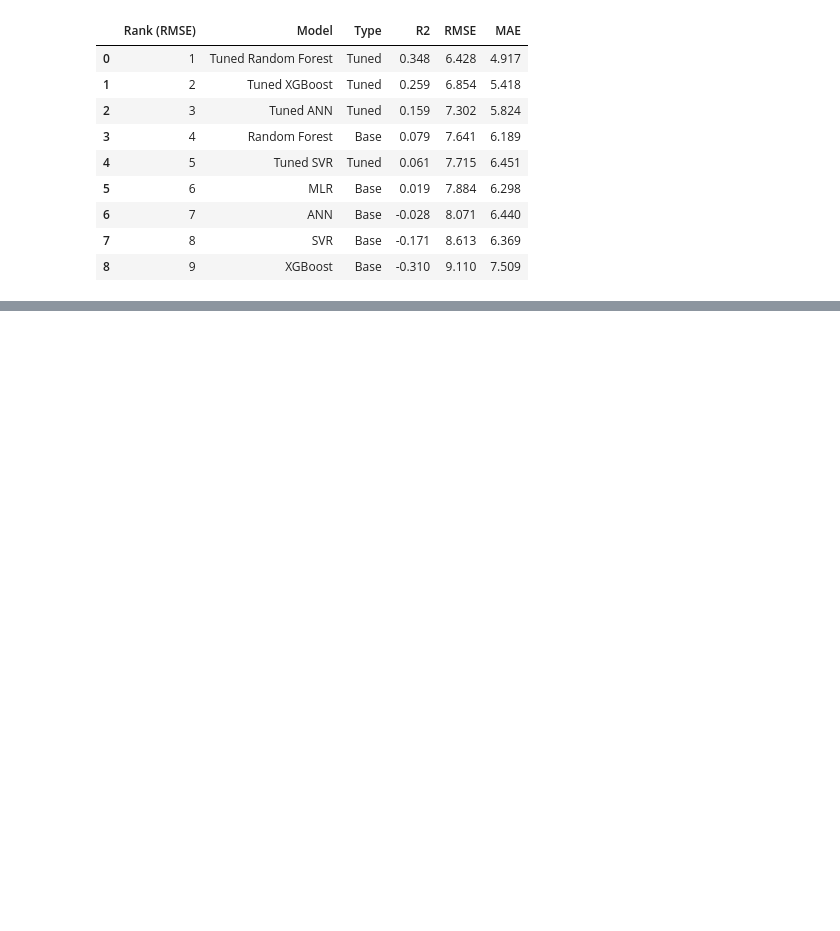
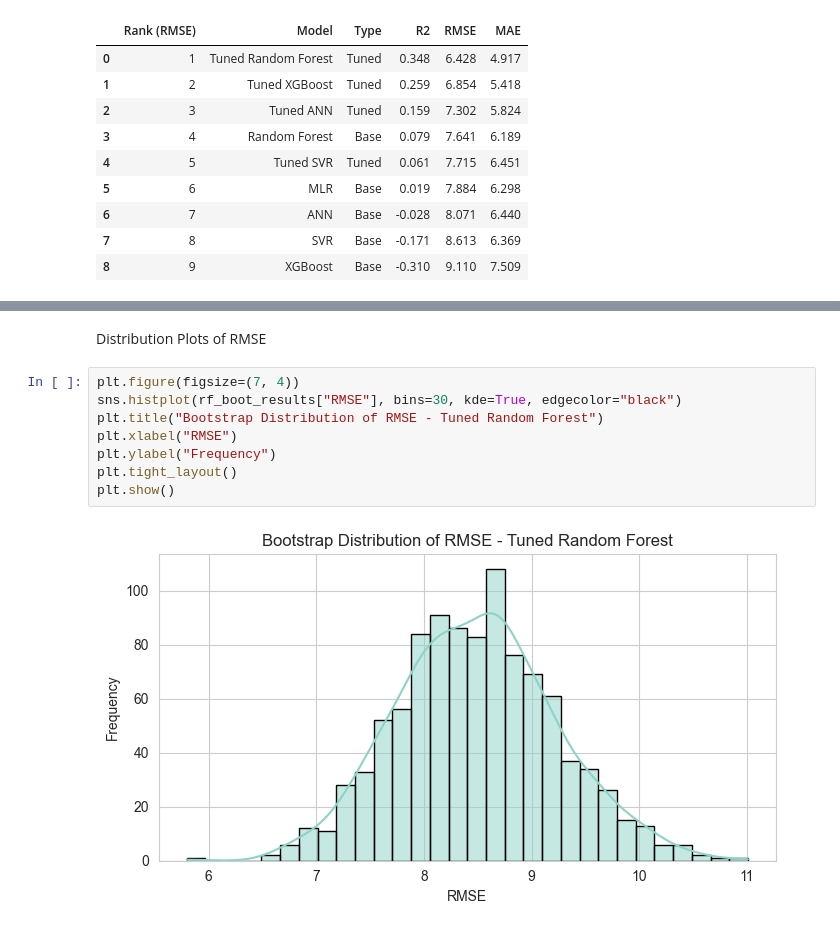
Before and after one commit to aavasd75/thesis_codes, a Jupyter notebook: final_model_analysis.ipynb, the cells around one changed output, grey strips where cells are left out. Drawn from its saved outputs; the diff is of its cells as text; blank space fills up the shorter version.

```diff
--- a/final_model_analysis.ipynb
+++ b/final_model_analysis.ipynb
@@ -1983,0 +2188,12 @@ master_table
+# %% [markdown]
+Distribution Plots of RMSE
+# %%
+plt.figure(figsize=(7, 4))
+sns.histplot(rf_boot_results["RMSE"], bins=30, kde=True, edgecolor="black")
+plt.title("Bootstrap Distribution of RMSE - Tuned Random Forest")
+plt.xlabel("RMSE")
+plt.ylabel("Frequency")
+plt.tight_layout()
+plt.show()
+# %% [output]
+[figure, added]
```
Also changed, not shown: parts of 20 cells of this notebook.
